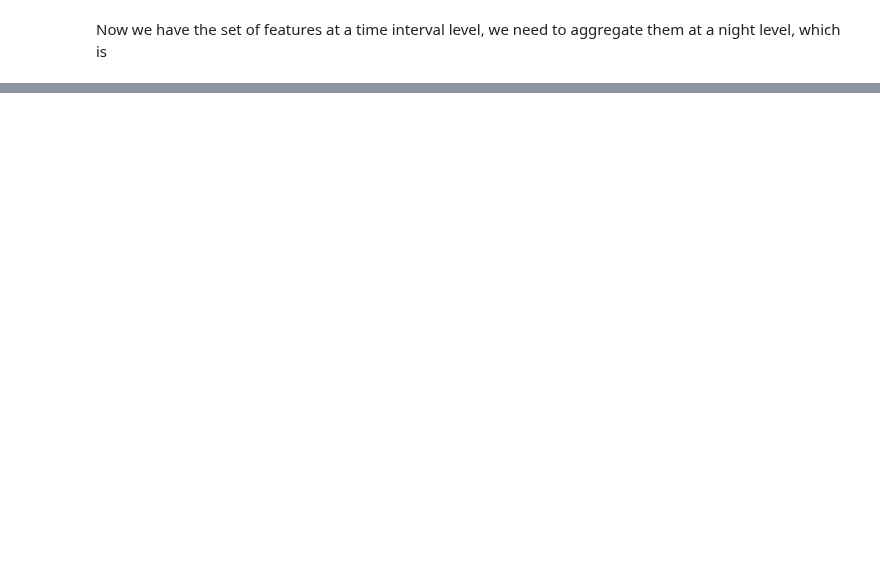
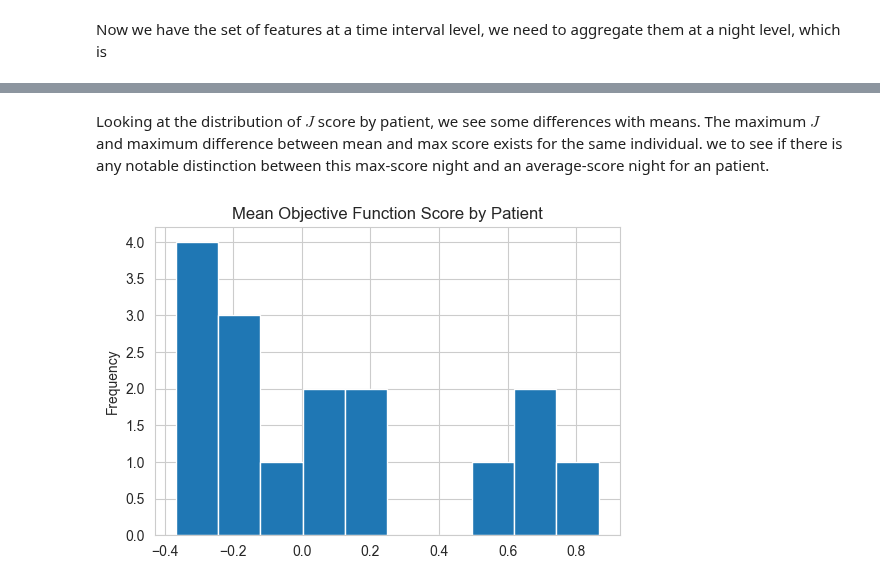
Before and after one commit to rdbrist/masters_project, a Jupyter notebook: notebooks/2.06-rd-defining-an-objective-function.ipynb, the cells around one changed output, grey strips where cells are left out. Cells and saved outputs as stored; diff of their text form; code cells hidden in the pictures; blank space fills up the shorter version.

```diff
--- a/notebooks/2.06-rd-defining-an-objective-function.ipynb
+++ b/notebooks/2.06-rd-defining-an-objective-function.ipynb
@@ -181,0 +228,8 @@ obj_func.get_objective_function_scores()
+# %%
+stats_df = evening_means.groupby(['id']).agg(
+    mean_score=('score', 'mean'),
+    std_score=('score', 'std'),
+    min_score=('score', 'min'),
+    max_score=('score', 'max'),
+    count=('score', 'count')
+)
@@ -181,0 +242,10 @@ obj_func.get_objective_function_scores()
+# %% [markdown]
+Looking at the distribution of $J$ score by patient, we see some differences with means. The maximum $J$ and maximum difference between mean and max score exists for the same individual. we  to see if there is any notable distinction between this max-score night and an average-score night for an patient.
+# %%
+stats_df['mean_score'].sort_values(ascending=False).plot(
+    kind='hist', bins=10,
+    figsize=(6, 4),
+    title='Mean Objective Function Score by Patient')
+plt.show()
+# %% [output]
+[figure, added]
```
Also changed, not shown: parts of 35 cells of this notebook, 4 other files.
